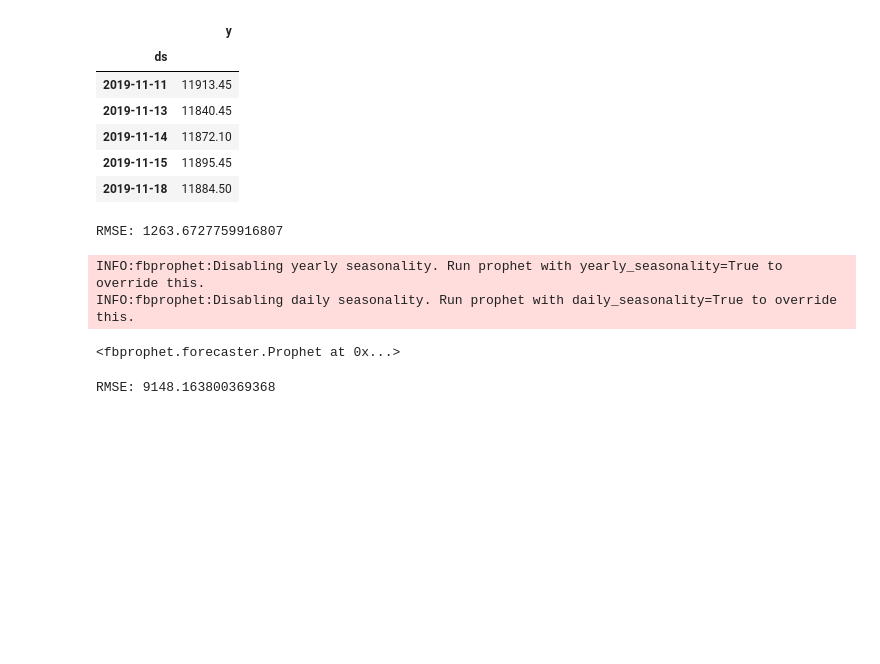
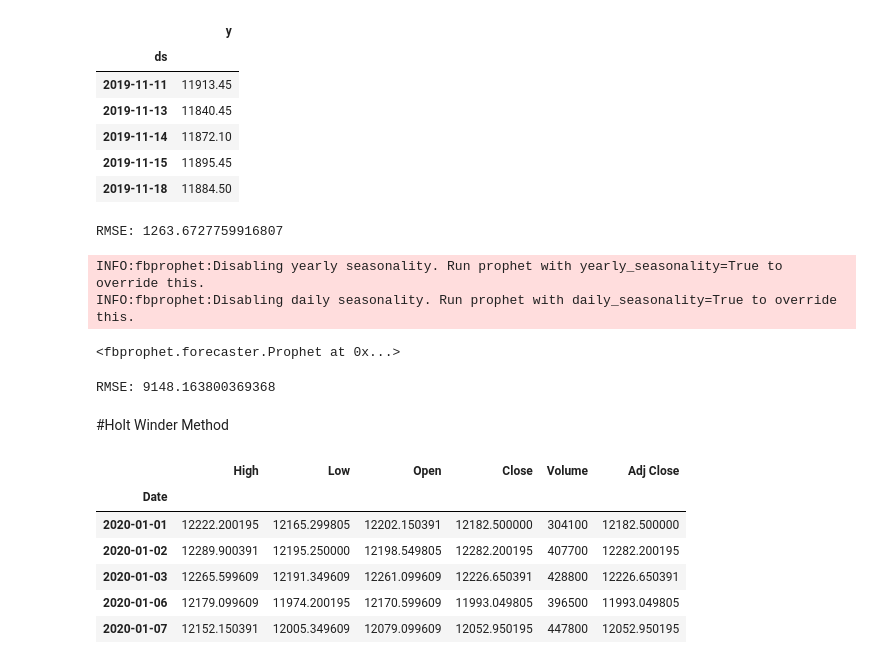
Before and after one commit to jesvin1/Basics, a Jupyter notebook: Nifty_Prediction.ipynb, the cells around one changed output. Drawn from its saved outputs; the diff is of its cells as text; code cells hidden in the pictures; blank space fills up the shorter version.

```diff
--- a/Nifty_Prediction.ipynb
+++ b/Nifty_Prediction.ipynb
@@ -380,3 +380,5 @@ rmse =  np.sqrt(mean_squared_error(pred['yhat'],test["y"]))
 print("RMSE:",rmse)
 # %% [output]
 RMSE: 9148.163800369368
+# %% [markdown]
+#Holt Winder Method
@@ -382,0 +393,10 @@ RMSE: 9148.163800369368
+# %%
+df.head()
+# %% [output]
+|  | High | Low | Open | Close | Volume | Adj Close |
+| Date |  |  |  |  |  |  |
+| 2020-01-01 | 12222.200195 | 12165.299805 | 12202.150391 | 12182.500000 | 304100 | 12182.500000 |
+| 2020-01-02 | 12289.900391 | 12195.250000 | 12198.549805 | 12282.200195 | 407700 | 12282.200195 |
+| 2020-01-03 | 12265.599609 | 12191.349609 | 12261.099609 | 12226.650391 | 428800 | 12226.650391 |
+| 2020-01-06 | 12179.099609 | 11974.200195 | 12170.599609 | 11993.049805 | 396500 | 11993.049805 |
+| 2020-01-07 | 12152.150391 | 12005.349609 | 12079.099609 | 12052.950195 | 447800 | 12052.950195 |
```
Also changed, not shown: parts of 21 cells of this notebook.
